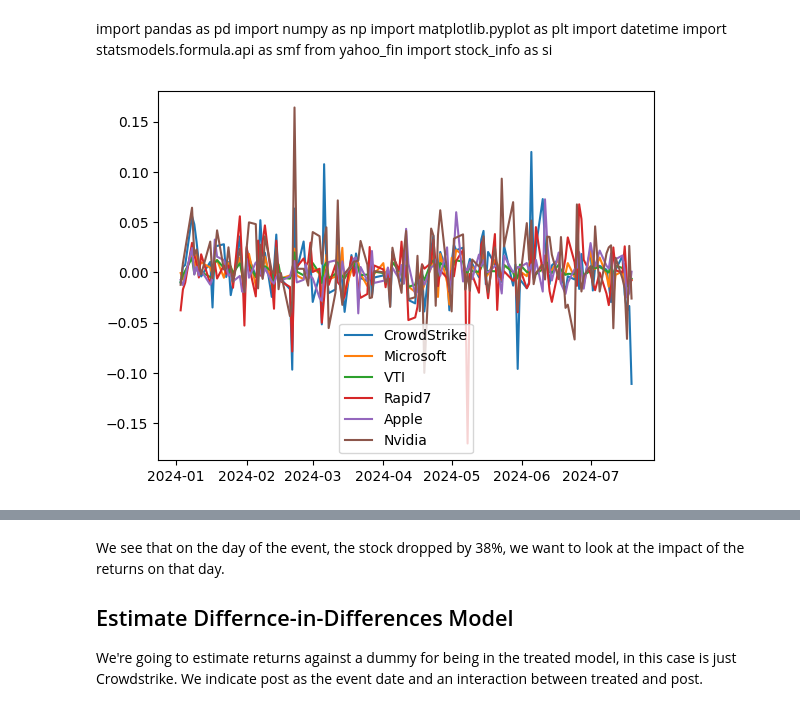
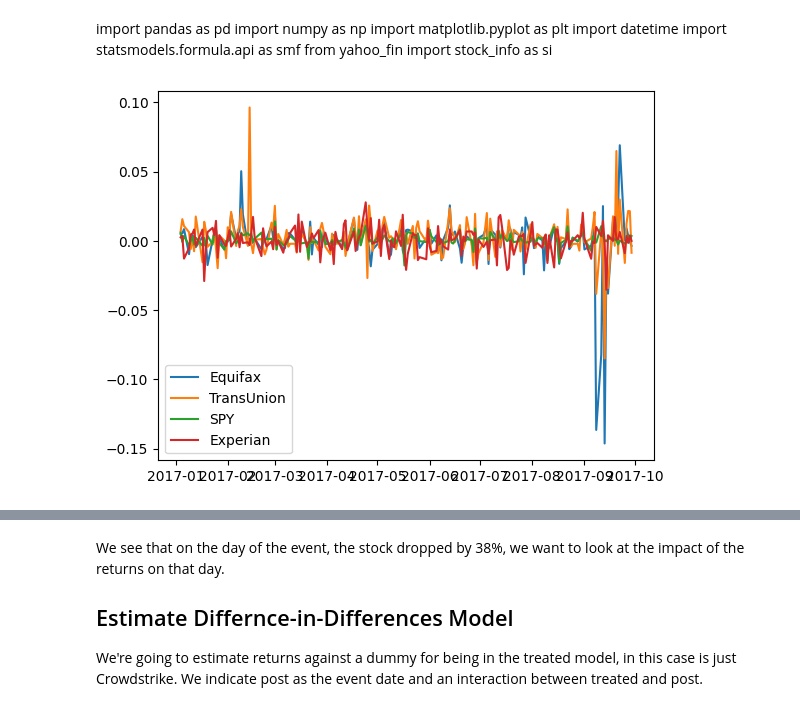
Before and after one commit to rellethy/Projects, a Jupyter notebook: crowdstrike.ipynb, the cells around one changed output, grey strips where cells are left out. Drawn from its saved outputs; the diff is of its cells as text; code cells hidden in the pictures.

```diff
--- a/crowdstrike.ipynb
+++ b/crowdstrike.ipynb
@@ -66,32 +79,52 @@ def difference_in_trends(df, event_date, treated):
     return model
 # %%
-start_date = '2024-01-01'
-end_date = '2024-07-20'
-
-tickerlist = list(['CRWD', 'MSFT', 'VTI', 'RPD', 'AAPL', 'NVDA' ])
+#start_date = '2024-01-01'
+#end_date = '2024-07-20'
+start_date = '01-01-2017'
+end_date = '09-30-2017'
+event_date = pd.to_datetime('09-08-2017')
+#EFX, TRU, SPY, EXPGY
+#'CRWD', 'MSFT', 'VTI', 'RPD', 'AAPL', 'NVDA'
+tickerlist = list(['EFX', 'MCO', 'TRU', 'SPY', 'VTI', 'EXPGY',])
 prices = get_prices(tickerlist, start_date, end_date)
 #create a returns column that caluclates the returns for each day
 prices['return'] = prices.groupby('ticker')['price'].pct_change()
 # %%
 prices['returns'] = prices.groupby('ticker')['price'].pct_change()
 
-crwd = prices[prices['ticker'] == 'CRWD']
-msft = prices[prices['ticker'] == 'MSFT']
-vti  = prices[prices['ticker'] == 'VTI']
-rpd = prices[prices['ticker'] == 'RPD']
-aapl = prices[prices['ticker'] == 'AAPL']
-nvda = prices[prices['ticker'] == 'NVDA']
+efx = prices[prices['ticker'] == 'EFX']
+mco = prices[prices['ticker'] == 'MCO']
+tru = prices[prices['ticker'] == 'TRU']
+spy = prices[prices['ticker'] == 'SPY']
+vti = prices[prices['ticker'] == 'VTI']
+expgy = prices[prices['ticker'] == 'EXPGY']
+bah = prices[prices['ticker'] == 'BAH']
+vrs = prices[prices['ticker'] == 'VRS']
 
-plt.plot(crwd['date'], crwd['return'], label='CrowdStrike')
-plt.plot(msft['date'], msft['return'], label='Microsoft')
-plt.plot(vti['date'], vti['return'], label='VTI')
-plt.plot(rpd['date'], rpd['return'], label='Rapid7')
-plt.plot(aapl['date'], aapl['return'], label='Apple')
-plt.plot(nvda['date'], nvda['return'], label='Nvidia')
+plt.plot(efx['date'], efx['return'], label='Equifax')
+plt.plot(tru['date'], tru['return'], label='TransUnion')
+plt.plot(spy['date'], spy['return'], label='SPY')
+plt.plot(expgy['date'], expgy['return'], label='Experian')
 plt.legend()
 plt.show()
+
+#crwd = prices[prices['ticker'] == 'CRWD']
+#msft = prices[prices['ticker'] == 'MSFT']
+#vti  = prices[prices['ticker'] == 'VTI']
+##rpd = prices[prices['ticker'] == 'RPD']
+#aapl = prices[prices['ticker'] == 'AAPL']
+#nvda = prices[prices['ticker'] == 'NVDA']
+
+#plt.plot(crwd['date'], crwd['return'], label='CrowdStrike')
+#plt.plot(msft['date'], msft['return'], label='Microsoft')
+#plt.plot(vti['date'], vti['return'], label='VTI')
+#plt.plot(rpd['date'], rpd['return'], label='Rapid7')
+#plt.plot(aapl['date'], aapl['return'], label='Apple')
+#plt.plot(nvda['date'], nvda['return'], label='Nvidia')
+#plt.legend()
+#plt.show()
 # %% [output]
-[figure, old version]
+[figure, new version]
 # %%
 prices[prices['date'] >= "2024-07-16"].iloc[:10,]
 # %% [output]
```
Also changed, not shown: parts of 12 cells of this notebook.
